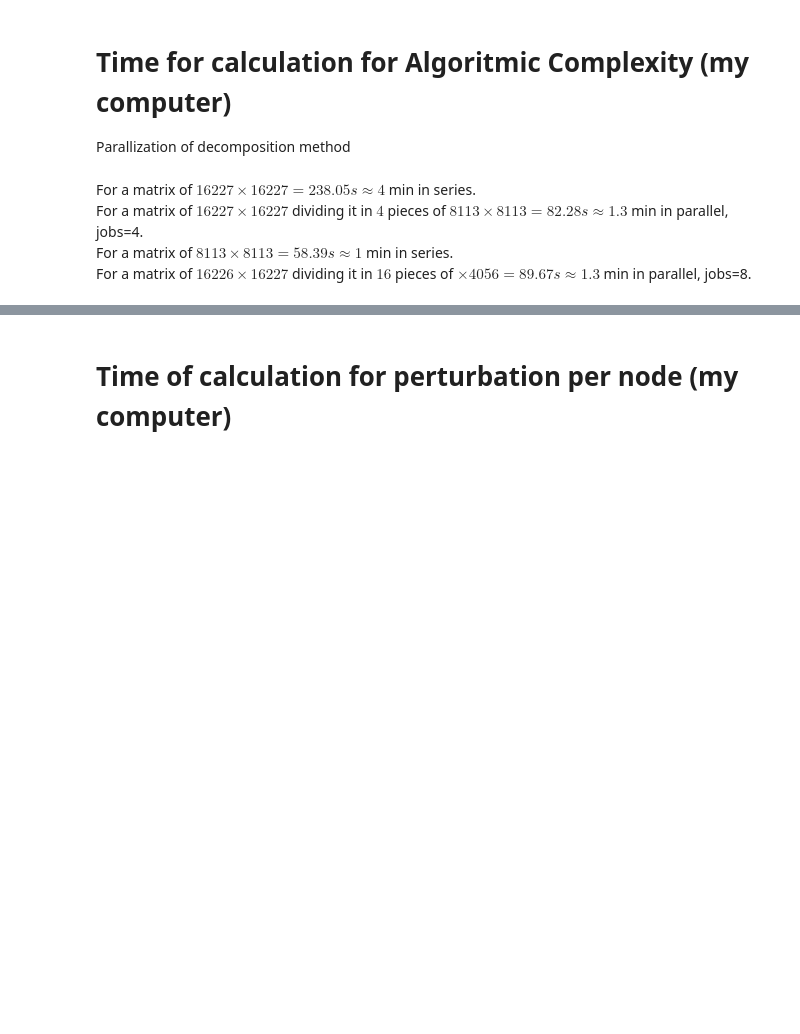
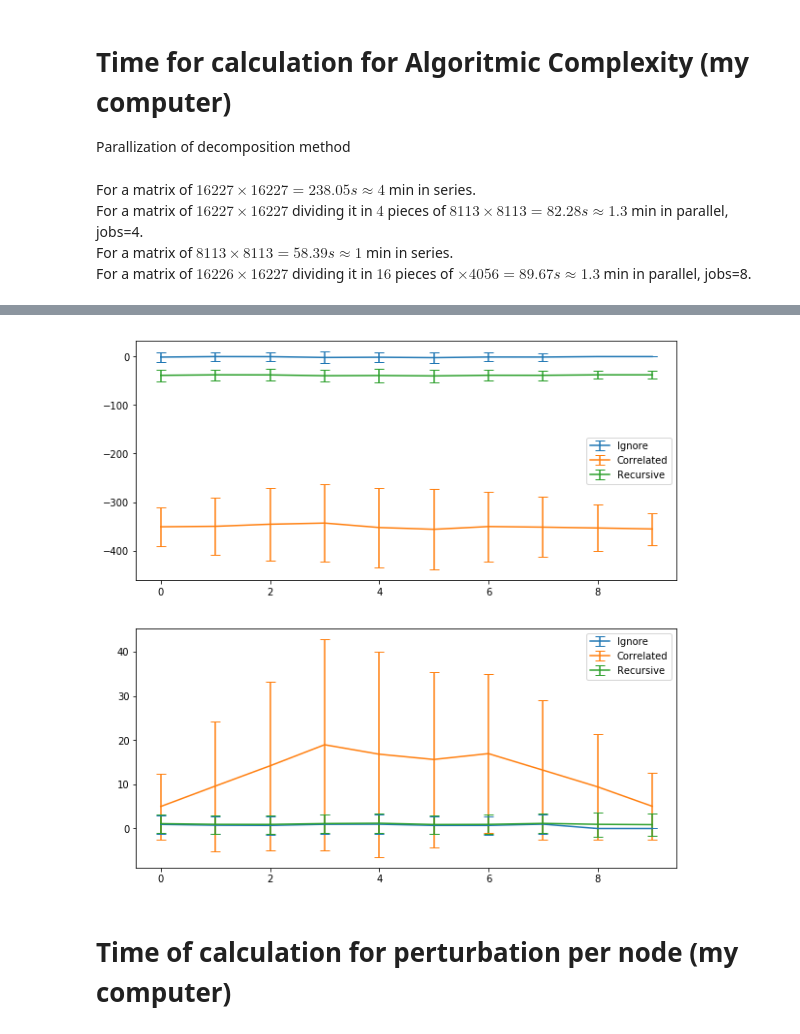
Before and after one commit to diitaz93/Master-Thesis, a Jupyter notebook: next_review.ipynb, the cells around one changed output, grey strips where cells are left out. Drawn from its saved outputs; the diff is of its cells as text; code cells hidden in the pictures; blank space fills up the shorter version.

```diff
--- a/next_review.ipynb
+++ b/next_review.ipynb
@@ -24,2 +37,69 @@ For a matrix of $16226\times 16227$ dividing it in $16$ pieces of $\times 4056=8
+# %%
+N = 10
+bdm = BDM(ndim=2)
+node_perturbation = NodePerturbationExperiment(bdm, metric='bdm',bipartite_network=False)
+edge_perturbation = PerturbationExperiment(bdm,metric='bdm',bipartite_network=False)
+# %%
+N = 10
+nodes_ignore = []
+nodes_recursive = []
+nodes_correlated = []
+edges_ignore = []
+edges_recursive = []
+edges_correlated = []
+reps = 100
+for i in range(reps):
+    b = np.random.randint(0,2,(N,N))
+    X = ((b + b.T)/2).astype(int)
+    # Partition Ignore
+    bdm = BDM(ndim=2, partition=PartitionIgnore)
+    node_perturbation = NodePerturbationExperiment(bdm, metric='bdm',bipartite_network=False)
+    edge_perturbation = PerturbationExperiment(bdm,metric='bdm',bipartite_network=False)
+    node_perturbation.set_data(X)
+    edge_perturbation.set_data(X)
+    nodes_ignore.append(node_perturbation.run())
+    edges_ignore.append(edge_perturbation.node_equivalent())
+    # Partition Correlated
+    bdm = BDM(ndim=2, partition=PartitionCorrelated)
+    node_perturbation = NodePerturbationExperiment(bdm, metric='bdm',bipartite_network=False)
+    edge_perturbation = PerturbationExperiment(bdm,metric='bdm',bipartite_network=False)
+    node_perturbation.set_data(X)
+    edge_perturbation.set_data(X)
+    nodes_correlated.append(node_perturbation.run())
+    edges_correlated.append(edge_perturbation.node_equivalent())
+    # Partition Recursive
+    bdm = BDM(ndim=2, partition=PartitionRecursive)
+    node_perturbation = NodePerturbationExperiment(bdm, metric='bdm',bipartite_network=False)
+    edge_perturbation = PerturbationExperiment(bdm,metric='bdm',bipartite_network=False)
+    node_perturbation.set_data(X)
+    edge_perturbation.set_data(X)
+    nodes_recursive.append(node_perturbation.run())
+    edges_recursive.append(edge_perturbation.node_equivalent())
+n_avg_ignore = np.mean(nodes_ignore, axis=0)
+n_std_ignore = np.std(nodes_ignore, axis=0)
+n_avg_correlated = np.mean(nodes_correlated, axis=0)
+n_std_correlated = np.std(nodes_correlated, axis=0)
+n_avg_recursive = np.mean(nodes_recursive, axis=0)
+n_std_recursive = np.std(nodes_recursive, axis=0)
+e_avg_ignore = np.mean(edges_ignore, axis=0)
+e_std_ignore = np.std(edges_ignore, axis=0)
+e_avg_correlated = np.mean(edges_correlated, axis=0)
+e_std_correlated = np.std(edges_correlated, axis=0)
+e_avg_recursive = np.mean(edges_recursive, axis=0)
+e_std_recursive = np.std(edges_recursive, axis=0)
+figure(figsize=[10,10])
+subplot(2,1,1)
+errorbar(np.arange(N),n_avg_ignore,yerr=n_std_ignore,capsize=5,label='Ignore')
+errorbar(np.arange(N),n_avg_correlated,yerr=n_std_correlated,capsize=5,label='Correlated')
+errorbar(np.arange(N),n_avg_recursive,yerr=n_std_recursive,capsize=5,label='Recursive')
+legend()
+subplot(2,1,2)
+errorbar(np.arange(N),e_avg_ignore,yerr=e_std_ignore,capsize=5,label='Ignore')
+errorbar(np.arange(N),e_avg_correlated,yerr=e_std_correlated,capsize=5,label='Correlated')
+errorbar(np.arange(N),e_avg_recursive,yerr=e_std_recursive,capsize=5,label='Recursive')
+legend()
+show()
+# %% [output]
+[figure, added]
 # %% [markdown]
 # Time of calculation for perturbation per node (my computer)
```
Also changed, not shown: parts of 5 cells of this notebook, 4 other files.
